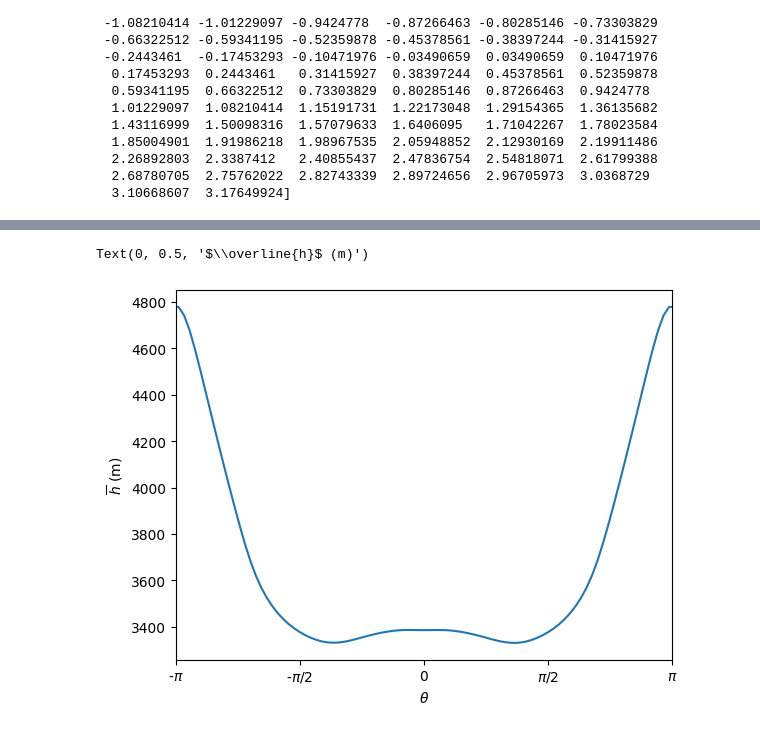
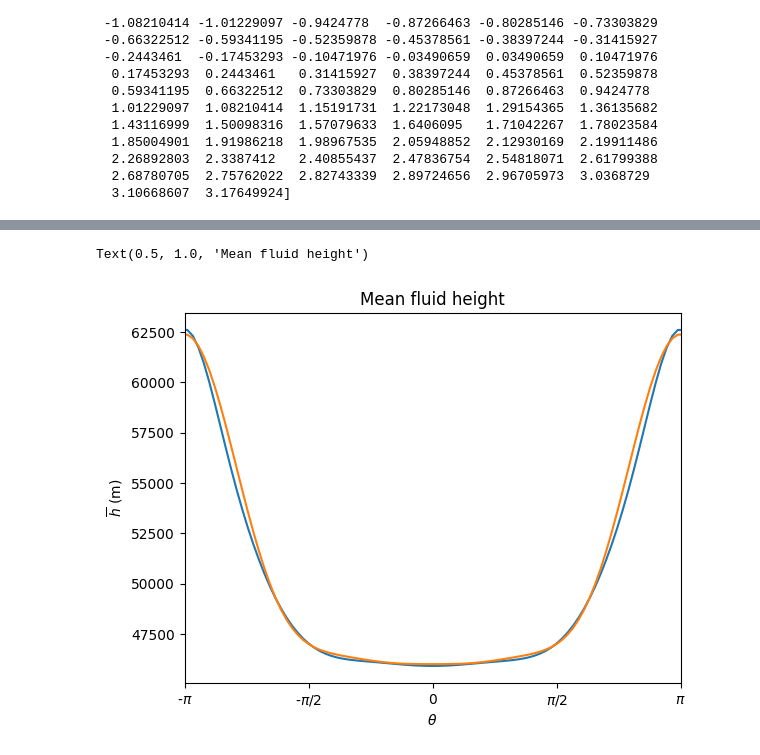
Before and after one commit to dana-grund/HPC4WC, a Jupyter notebook: projects/2023/project06_shallow_water/visualization/visualization.ipynb, the cells around one changed output, grey strips where cells are left out. Cells and saved outputs as stored; diff of their text form; code cells hidden in the pictures.

```diff
--- a/projects/2023/project06_shallow_water/visualization/visualization.ipynb
+++ b/projects/2023/project06_shallow_water/visualization/visualization.ipynb
@@ -29,7 +29,7 @@ os.listdir(path)
  'swes-numpy-0-M180-N90-T20-1-v']
 # %%
 # unpickle the data
-test_case = "1"
+test_case = "2"
 run_time = "T20"
 
 h_data = pickle.load(open(path + "swes-numpy-" + test_case + "-M180-N90-"+run_time+"-1-h", "rb"))
@@ -117,5 +117,5 @@ cbar.set_label("fluid height (m)")
 # %%
-timestep = 50
+timestep = -1
 
 # normalize h from 0 to 1
 h_ts = h[:,:,timestep]
@@ -150,12 +150,14 @@ plt.savefig('toroidal_fluid.png', dpi=300, bbox_inches='tight')
 # %%
 plt.plot(theta1d,h_mean)
+plt.plot(theta1d,-np.cos(theta1d)*6_800+50_300 + np.cos(theta1d*2)*3_600 - np.cos(theta1d*3)*1_400 + np.cos(theta1d*4)*300)
 plt.xlabel(r"$\theta$")
 plt.xticks(
     np.linspace(-np.pi, np.pi, 5), ["-$\pi$", "-$\pi/2$", "0", "$\pi/2$", "$\pi$"]
 )
 plt.xlim(-np.pi, np.pi)
 
 plt.ylabel(r"$\overline{h}$ (m)" )
+plt.title(r"Mean fluid height")
 # %% [output]
-Text(0, 0.5, '$\\overline{h}$ (m)')
+Text(0.5, 1.0, 'Mean fluid height')
-[figure, old version]
+[figure, new version]
```
Also changed, not shown: parts of 4 cells of this notebook, 1 other file.
